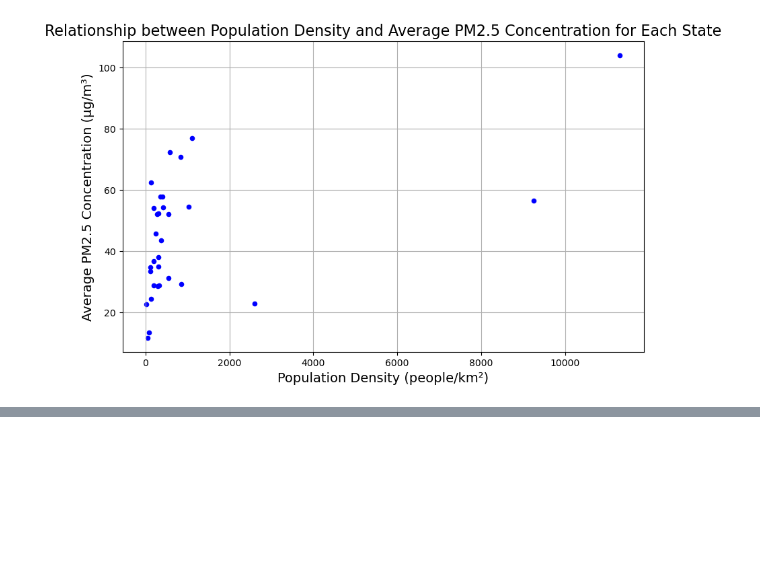
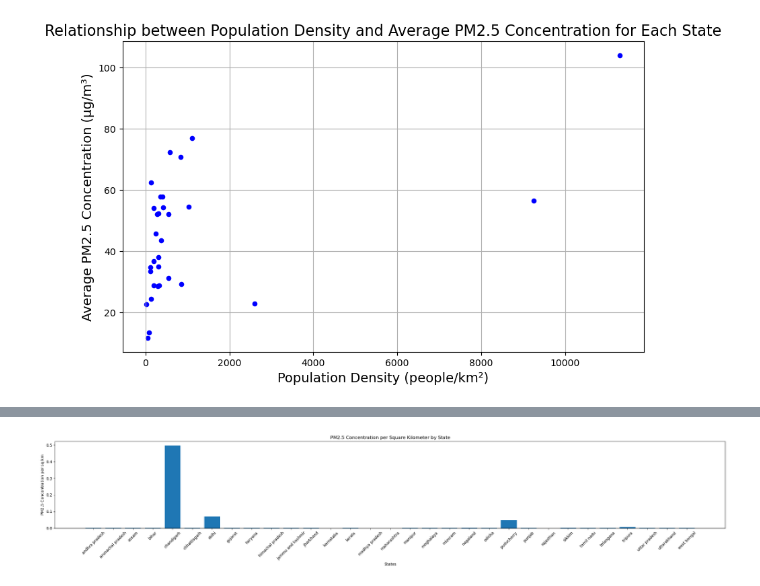
Before and after one commit to dakshdesai00/ES114-Assignments, a Jupyter notebook: Lab3/Lab3.ipynb, the cells around one changed output, grey strips where cells are left out. Saved outputs shown, nothing was run; the diff lists cells and outputs as text; code cells hidden in the pictures; blank space fills up the shorter version.

```diff
--- a/Lab3/Lab3.ipynb
+++ b/Lab3/Lab3.ipynb
@@ -255,0 +263,25 @@ plt.show()
+# %%
+cpcp_air_pollution_data_population_data_groupby_PM25 = (cpcp_air_pollution_data_population_data_groupby.agg({'PM2.5': 'mean'}).reset_index())
+
+cpcp_air_pollution_data_population_data_groupby_PM25['state'] = (cpcp_air_pollution_data_population_data_groupby_PM25['state'].str.lower())
+
+state_data_sorted = state_data.copy()
+state_data_sorted['State'] = state_data_sorted['State'].str.lower()
+state_data_sorted.set_index('State', inplace = True)
+state_data_sorted = state_data_sorted.sort_index()
+
+cpcp_air_pollution_data_population_data_groupby_PM25.set_index('state', inplace = True)
+
+cpcp_air_pollution_data_population_data_groupby_PM25['PM25 per sqkm'] = (cpcp_air_pollution_data_population_data_groupby_PM25['PM2.5'] / state_data_sorted['Area (km2)'])
+
+plt.figure(figsize=(25, 5))
+plt.bar(cpcp_air_pollution_data_population_data_groupby_PM25.index, cpcp_air_pollution_data_population_data_groupby_PM25['PM25 per sqkm'])
+
+plt.xlabel('States')
+plt.ylabel('PM2.5 Concentration per sq km')
+plt.title('PM2.5 Concentration per Square Kilometer by State')
+plt.xticks(rotation=45)
+plt.tight_layout()
+plt.show()
+# %% [output]
+[figure, added]
```
Also changed, not shown: parts of 27 cells of this notebook.
